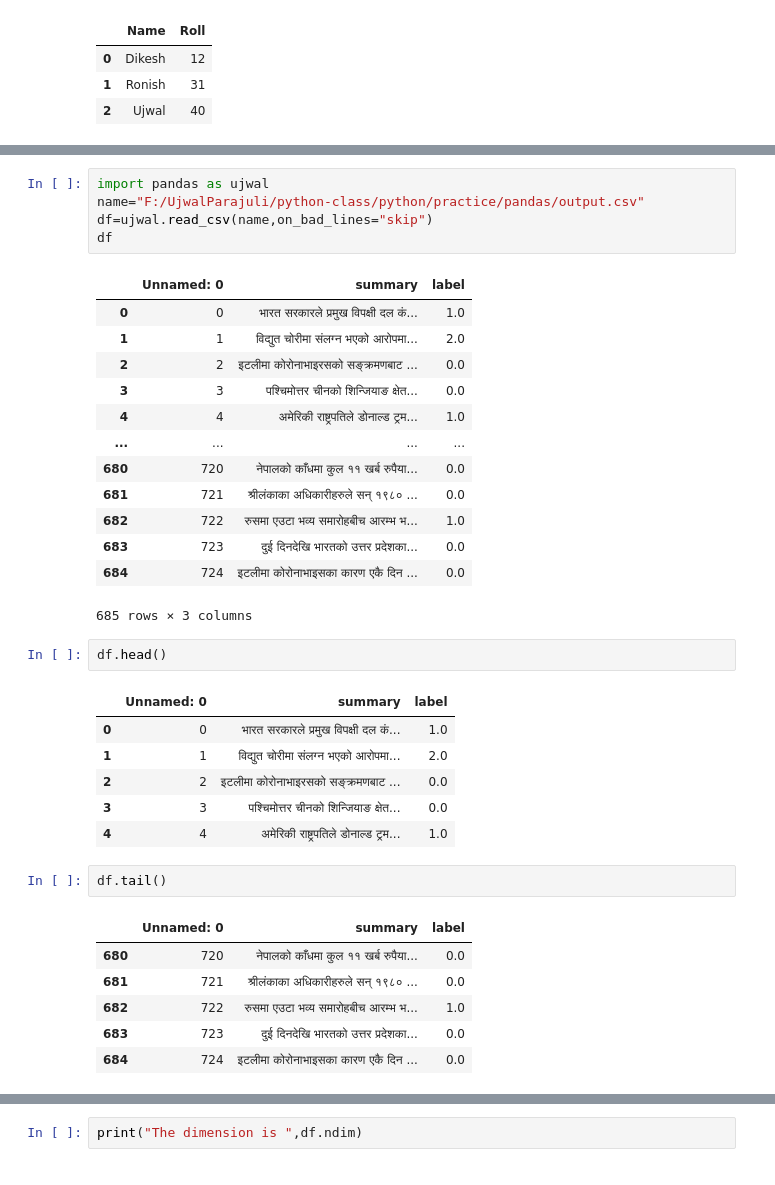
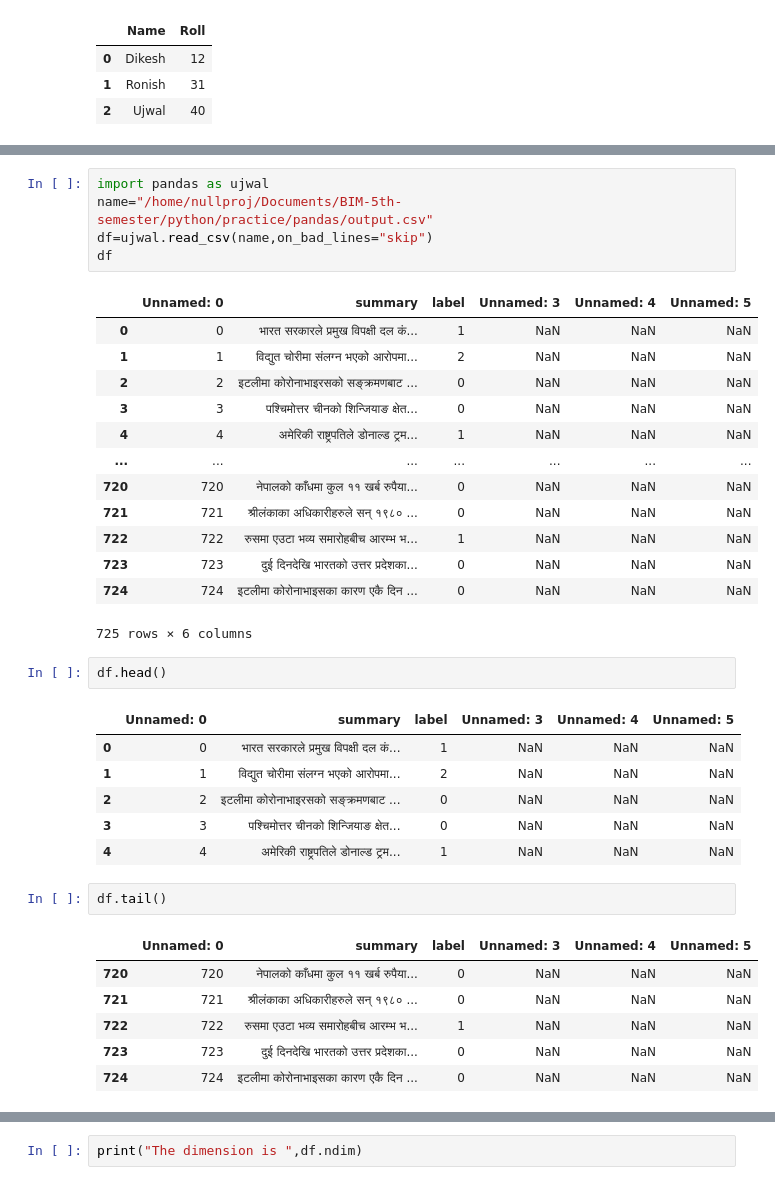
Before and after one commit to lsdfnlskdngflseidkf/BIM-5th-semester, a Jupyter notebook: python/practice/pandas/Untitled.ipynb, the cells around one changed output, grey strips where cells are left out. Cells and saved outputs as stored; diff of their text form.

```diff
--- a/python/practice/pandas/Untitled.ipynb
+++ b/python/practice/pandas/Untitled.ipynb
@@ -112,38 +117,38 @@ df
 | 13 | NaN | NaN | 6.4 | 8.6 | 6.7 |
 # %%
 import pandas as ujwal
-name="F:/UjwalParajuli/python-class/python/practice/pandas/output.csv"
+name="/home/nullproj/Documents/BIM-5th-semester/python/practice/pandas/output.csv"
 df=ujwal.read_csv(name,on_bad_lines="skip")
 df
 # %% [output]
-|  | Unnamed: 0 | summary | label |
-| 0 | 0 | भारत सरकारले प्रमुख विपक्षी दल कं... | 1.0 |
-| 1 | 1 | विद्युत चोरीमा संलग्न भएको आरोपमा... | 2.0 |
-| 2 | 2 | इटलीमा कोरोनाभाइरसको सङ्क्रमणबाट ... | 0.0 |
-| 3 | 3 | पश्चिमोत्तर चीनको शिन्जियाङ क्षेत... | 0.0 |
-| 4 | 4 | अमेरिकी राष्ट्रपतिले डोनाल्ड ट्रम... | 1.0 |
-| ... | ... | ... | ... |
-| 680 | 720 | नेपालको काँधमा कुल ११ खर्ब रुपैया... | 0.0 |
-| 681 | 721 | श्रीलंकाका अधिकारीहरुले सन् १९८० ... | 0.0 |
-| 682 | 722 | रुसमा एउटा भव्य समारोहबीच आरम्भ भ... | 1.0 |
-| 683 | 723 | दुई दिनदेखि भारतको उत्तर प्रदेशका... | 0.0 |
-| 684 | 724 | इटलीमा कोरोनाभाइसका कारण एकै दिन ... | 0.0 |
+|  | Unnamed: 0 | summary | label | Unnamed: 3 | Unnamed: 4 | Unnamed: 5 |
+| 0 | 0 | भारत सरकारले प्रमुख विपक्षी दल कं... | 1 | NaN | NaN | NaN |
+| 1 | 1 | विद्युत चोरीमा संलग्न भएको आरोपमा... | 2 | NaN | NaN | NaN |
+| 2 | 2 | इटलीमा कोरोनाभाइरसको सङ्क्रमणबाट ... | 0 | NaN | NaN | NaN |
+| 3 | 3 | पश्चिमोत्तर चीनको शिन्जियाङ क्षेत... | 0 | NaN | NaN | NaN |
+| 4 | 4 | अमेरिकी राष्ट्रपतिले डोनाल्ड ट्रम... | 1 | NaN | NaN | NaN |
+| ... | ... | ... | ... | ... | ... | ... |
+| 720 | 720 | नेपालको काँधमा कुल ११ खर्ब रुपैया... | 0 | NaN | NaN | NaN |
+| 721 | 721 | श्रीलंकाका अधिकारीहरुले सन् १९८० ... | 0 | NaN | NaN | NaN |
+| 722 | 722 | रुसमा एउटा भव्य समारोहबीच आरम्भ भ... | 1 | NaN | NaN | NaN |
+| 723 | 723 | दुई दिनदेखि भारतको उत्तर प्रदेशका... | 0 | NaN | NaN | NaN |
+| 724 | 724 | इटलीमा कोरोनाभाइसका कारण एकै दिन ... | 0 | NaN | NaN | NaN |
-685 rows × 3 columns
+725 rows × 6 columns
 # %%
 df.head()
 # %% [output]
-|  | Unnamed: 0 | summary | label |
-| 0 | 0 | भारत सरकारले प्रमुख विपक्षी दल कं... | 1.0 |
-| 1 | 1 | विद्युत चोरीमा संलग्न भएको आरोपमा... | 2.0 |
-| 2 | 2 | इटलीमा कोरोनाभाइरसको सङ्क्रमणबाट ... | 0.0 |
-| 3 | 3 | पश्चिमोत्तर चीनको शिन्जियाङ क्षेत... | 0.0 |
-| 4 | 4 | अमेरिकी राष्ट्रपतिले डोनाल्ड ट्रम... | 1.0 |
+|  | Unnamed: 0 | summary | label | Unnamed: 3 | Unnamed: 4 | Unnamed: 5 |
+| 0 | 0 | भारत सरकारले प्रमुख विपक्षी दल कं... | 1 | NaN | NaN | NaN |
+| 1 | 1 | विद्युत चोरीमा संलग्न भएको आरोपमा... | 2 | NaN | NaN | NaN |
+| 2 | 2 | इटलीमा कोरोनाभाइरसको सङ्क्रमणबाट ... | 0 | NaN | NaN | NaN |
+| 3 | 3 | पश्चिमोत्तर चीनको शिन्जियाङ क्षेत... | 0 | NaN | NaN | NaN |
+| 4 | 4 | अमेरिकी राष्ट्रपतिले डोनाल्ड ट्रम... | 1 | NaN | NaN | NaN |
 # %%
 df.tail()
 # %% [output]
-|  | Unnamed: 0 | summary | label |
-| 680 | 720 | नेपालको काँधमा कुल ११ खर्ब रुपैया... | 0.0 |
-| 681 | 721 | श्रीलंकाका अधिकारीहरुले सन् १९८० ... | 0.0 |
-| 682 | 722 | रुसमा एउटा भव्य समारोहबीच आरम्भ भ... | 1.0 |
-| 683 | 723 | दुई दिनदेखि भारतको उत्तर प्रदेशका... | 0.0 |
-| 684 | 724 | इटलीमा कोरोनाभाइसका कारण एकै दिन ... | 0.0 |
+|  | Unnamed: 0 | summary | label | Unnamed: 3 | Unnamed: 4 | Unnamed: 5 |
+| 720 | 720 | नेपालको काँधमा कुल ११ खर्ब रुपैया... | 0 | NaN | NaN | NaN |
+| 721 | 721 | श्रीलंकाका अधिकारीहरुले सन् १९८० ... | 0 | NaN | NaN | NaN |
+| 722 | 722 | रुसमा एउटा भव्य समारोहबीच आरम्भ भ... | 1 | NaN | NaN | NaN |
+| 723 | 723 | दुई दिनदेखि भारतको उत्तर प्रदेशका... | 0 | NaN | NaN | NaN |
+| 724 | 724 | इटलीमा कोरोनाभाइसका कारण एकै दिन ... | 0 | NaN | NaN | NaN |
```
Also changed, not shown: parts of 19 cells of this notebook, 14 other files.
